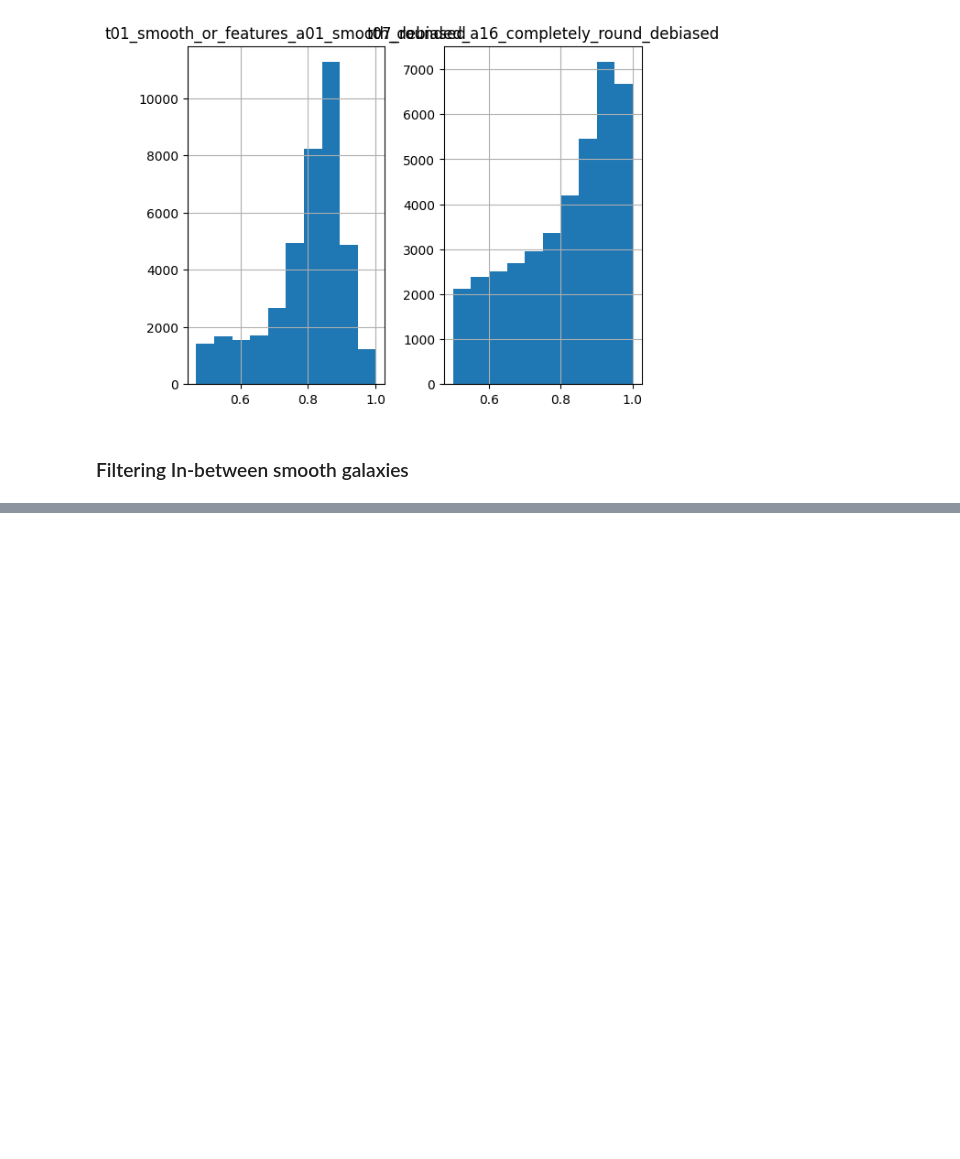
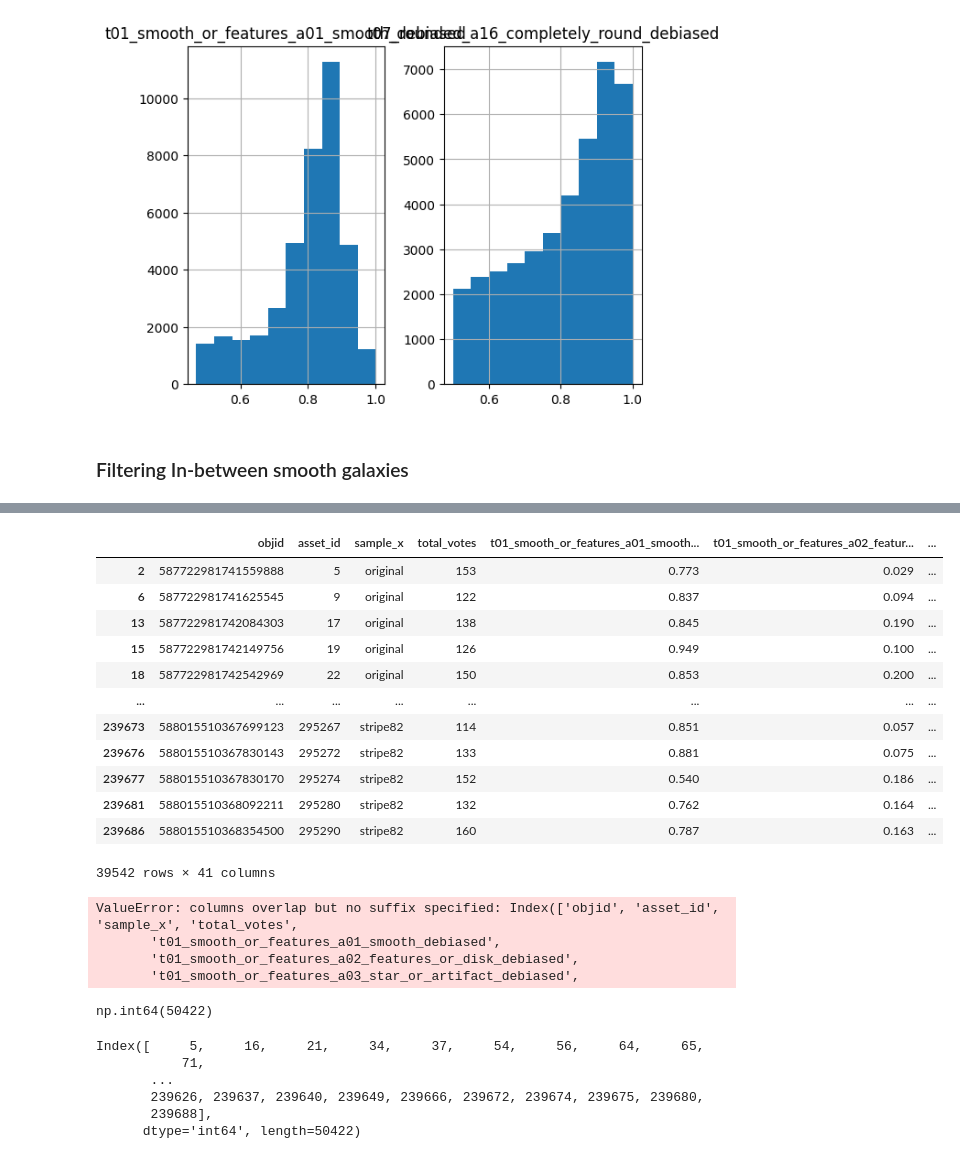
Before and after one commit to YubikNakarmi/galaxy-classification, a Jupyter notebook: notebooks/label_preprocessing.ipynb, the cells around one changed output, grey strips where cells are left out. Saved outputs shown, nothing was run; the diff lists cells and outputs as text; code cells hidden in the pictures; blank space fills up the shorter version.

```diff
--- a/notebooks/EDA.ipynb
+++ b/notebooks/label_preprocessing.ipynb
@@ -123,0 +158,37 @@ array([[<Axes: title={'center': 't01_smooth_or_features_a01_smooth_debiased'}>,
+# %%
+smooth_completely_round_df
+# %% [output]
+|  | objid | asset_id | sample_x | total_votes | t01_smooth_or_features_a01_smooth... | t01_smooth_or_features_a02_featur... | ... |
+| 2 | 587722981741559888 | 5 | original | 153 | 0.773 | 0.029 | ... |
+| 6 | 587722981741625545 | 9 | original | 122 | 0.837 | 0.094 | ... |
+| 13 | 587722981742084303 | 17 | original | 138 | 0.845 | 0.190 | ... |
+| 15 | 587722981742149756 | 19 | original | 126 | 0.949 | 0.100 | ... |
+| 18 | 587722981742542969 | 22 | original | 150 | 0.853 | 0.200 | ... |
+| ... | ... | ... | ... | ... | ... | ... | ... |
+| 239673 | 588015510367699123 | 295267 | stripe82 | 114 | 0.851 | 0.057 | ... |
+| 239676 | 588015510367830143 | 295272 | stripe82 | 133 | 0.881 | 0.075 | ... |
+| 239677 | 588015510367830170 | 295274 | stripe82 | 152 | 0.540 | 0.186 | ... |
+| 239681 | 588015510368092211 | 295280 | stripe82 | 132 | 0.762 | 0.164 | ... |
+| 239686 | 588015510368354500 | 295290 | stripe82 | 160 | 0.787 | 0.163 | ... |
+39542 rows × 41 columns
+# %%
+# Use pd.merge to join on the 'objid' column (column-based join)
+common = pd.merge(in_between_smooth_df, smooth_completely_round_df, on='objid', how='inner')
+# %% [output]
+ValueError: columns overlap but no suffix specified: Index(['objid', 'asset_id', 'sample_x', 'total_votes',
+       't01_smooth_or_features_a01_smooth_debiased',
+       't01_smooth_or_features_a02_features_or_disk_debiased',
+       't01_smooth_or_features_a03_star_or_artifact_debiased',
+# %%
+common.count()
+# %% [output]
+np.int64(50422)
+# %%
+common.count
+# %% [output]
+Index([     5,     16,     21,     34,     37,     54,     56,     64,     65,
+           71,
+       ...
+       239626, 239637, 239640, 239649, 239666, 239672, 239674, 239675, 239680,
+       239688],
+      dtype='int64', length=50422)
```
Also changed, not shown: parts of 5 cells of this notebook, 1 other file.
